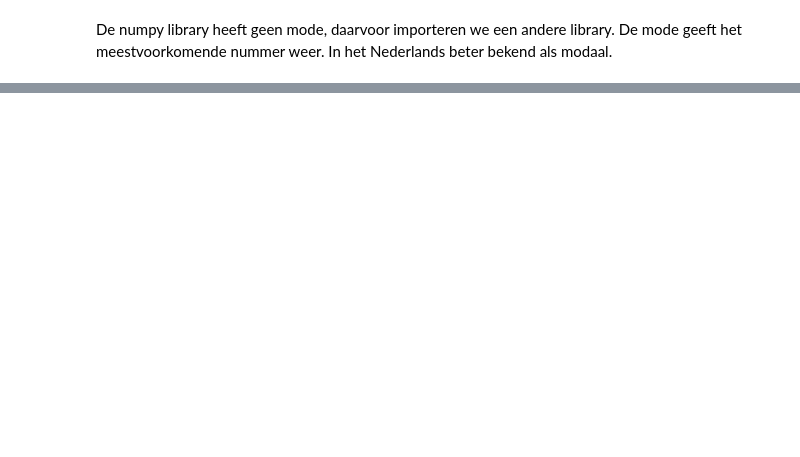
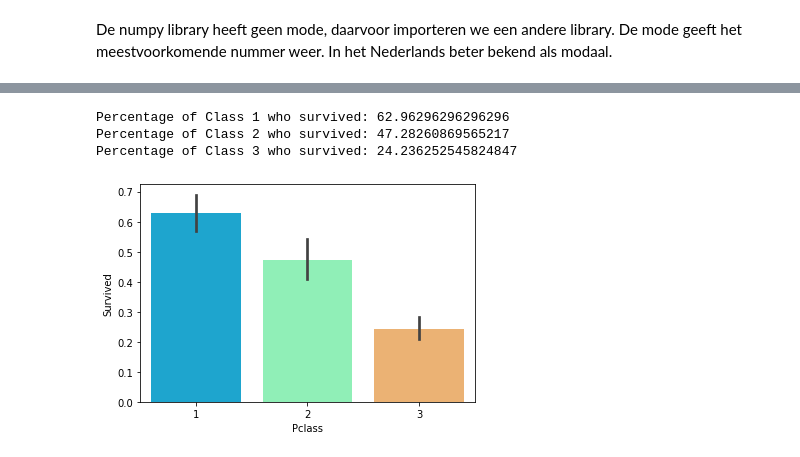
Before and after one commit to ystouthart/Justid_DGW, a Jupyter notebook: DGW_Python3_intro.ipynb, the cells around one changed output, grey strips where cells are left out. Drawn from its saved outputs; the diff is of its cells as text; code cells hidden in the pictures; blank space fills up the shorter version.

```diff
--- a/DGW_Python3_intro.ipynb
+++ b/DGW_Python3_intro.ipynb
@@ -160,0 +374,11 @@ print("de mode is", x)
+# %%
+sns.barplot(x="Pclass", y="Survived",data=df,palette='rainbow')
+#print percentages of classes that survive
+print("Percentage of Class 1 who survived:", df["Survived"][df["Pclass"] == 1].value_counts(normalize = True)[1]*100)
+print("Percentage of Class 2 who survived:", df["Survived"][df["Pclass"] == 2].value_counts(normalize = True)[1]*100)
+print("Percentage of Class 3 who survived:", df["Survived"][df["Pclass"] == 3].value_counts(normalize = True)[1]*100)
+# %% [output]
+Percentage of Class 1 who survived: 62.96296296296296
+Percentage of Class 2 who survived: 47.28260869565217
+Percentage of Class 3 who survived: 24.236252545824847
+[figure, added]
```
Also changed, not shown: parts of 54 cells of this notebook.
